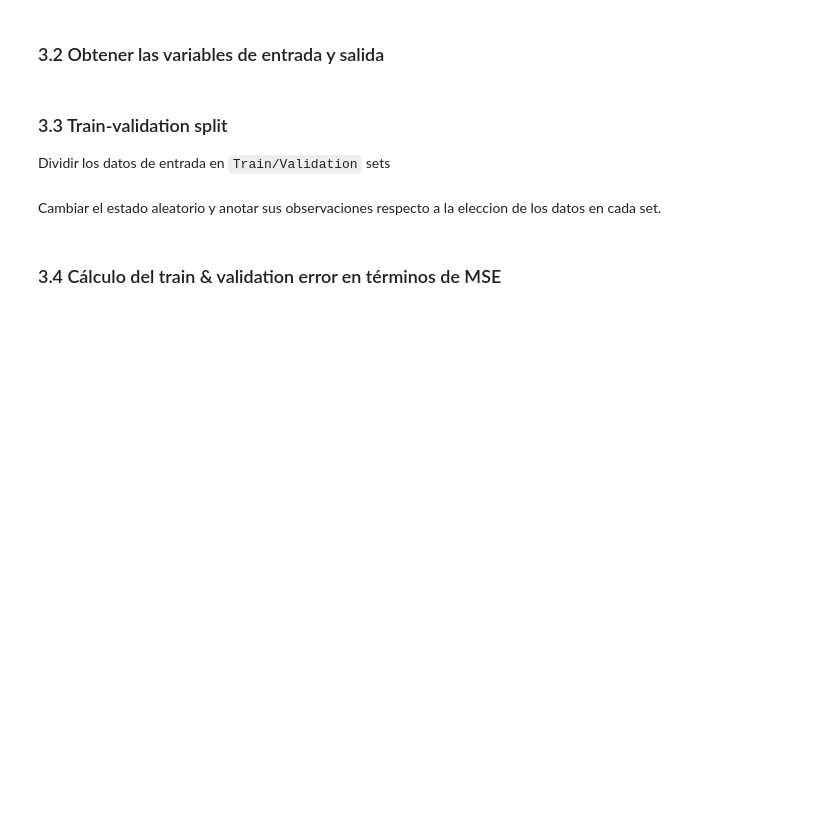
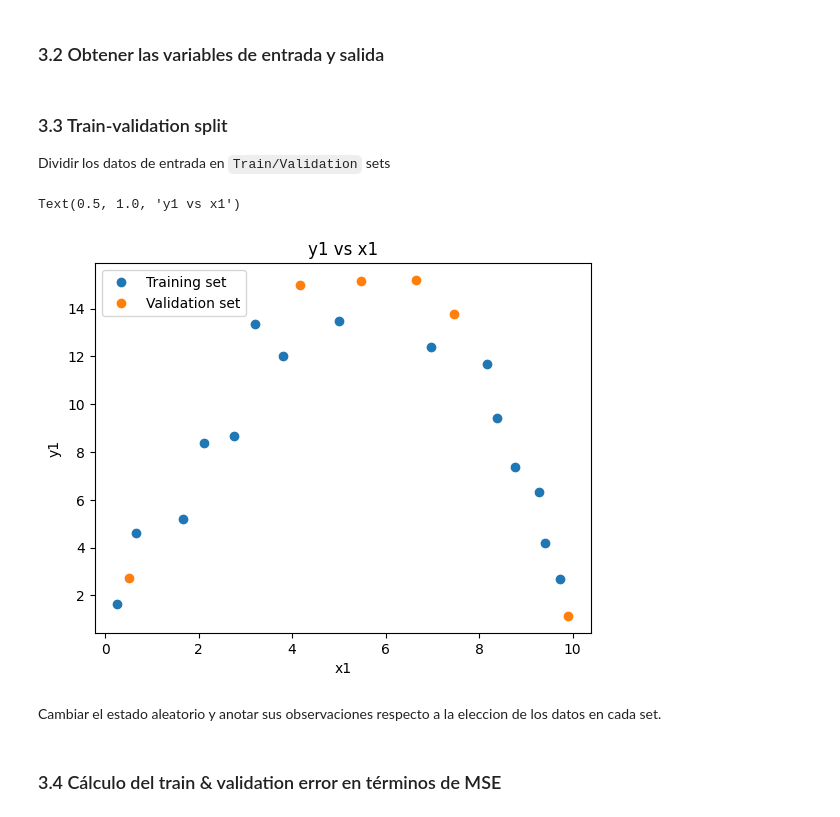
Before and after one commit to Horaciomb/Fundamentos-de-Machine-Learning, a Jupyter notebook: Clase02/actividad_1_s2.ipynb, the cells around one changed output. Saved outputs shown, nothing was run; the diff lists cells and outputs as text; code cells hidden in the pictures; blank space fills up the shorter version.

```diff
--- a/Clase02/actividad_1_s2.ipynb
+++ b/Clase02/actividad_1_s2.ipynb
@@ -88,3 +68,14 @@ x_train, x_val, y_train, y_val = train_test_split(x, y, test_size=0.25, random_s
+# %%
+# graficar los sets de train y validacion
+plt.plot(x_train, y_train, 'o', label='Training set')
+plt.plot(x_val, y_val, 'o', label='Validation set')
+plt.xlabel('x1')
+plt.ylabel('y1')
+plt.legend(loc="best")
+plt.title('y1 vs x1')
+# %% [output]
+Text(0.5, 1.0, 'y1 vs x1')
+[figure, added]
 # %% [markdown]
 Cambiar el estado aleatorio y anotar sus observaciones respecto a la eleccion de los  datos en cada set.
 # %% [markdown]
```
Also changed, not shown: parts of 14 cells of this notebook, 3 other files.
